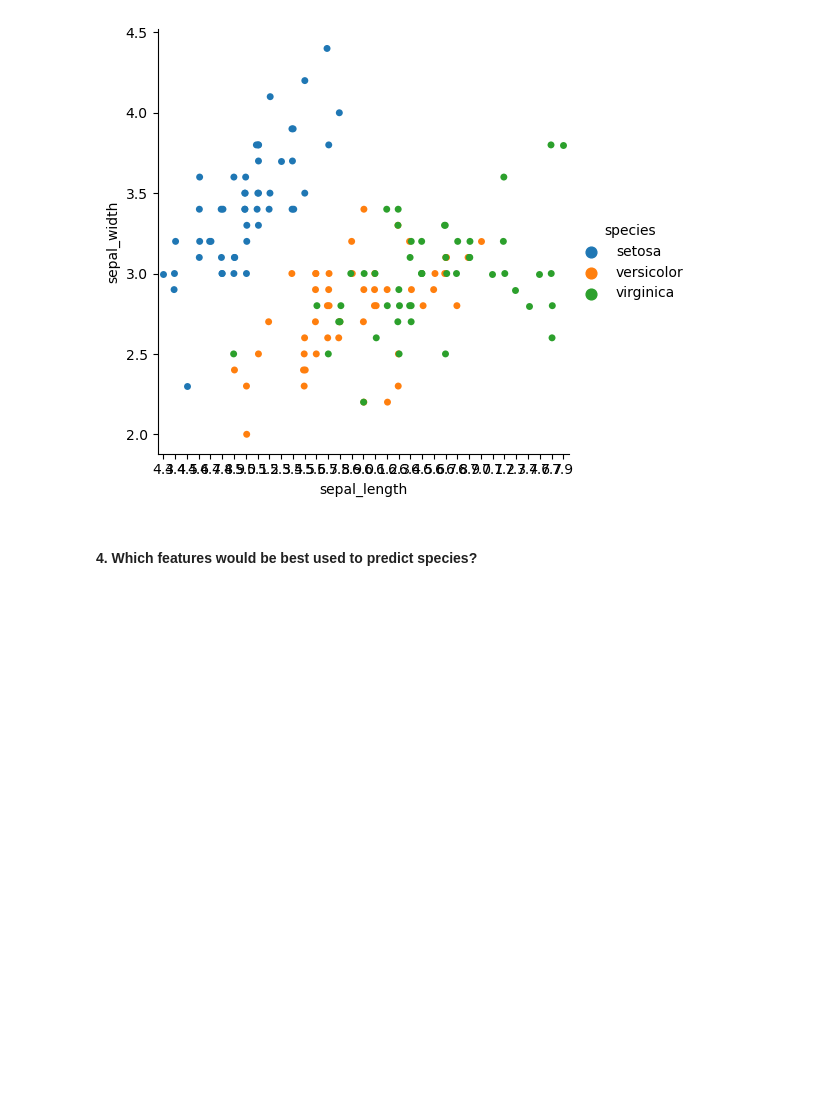
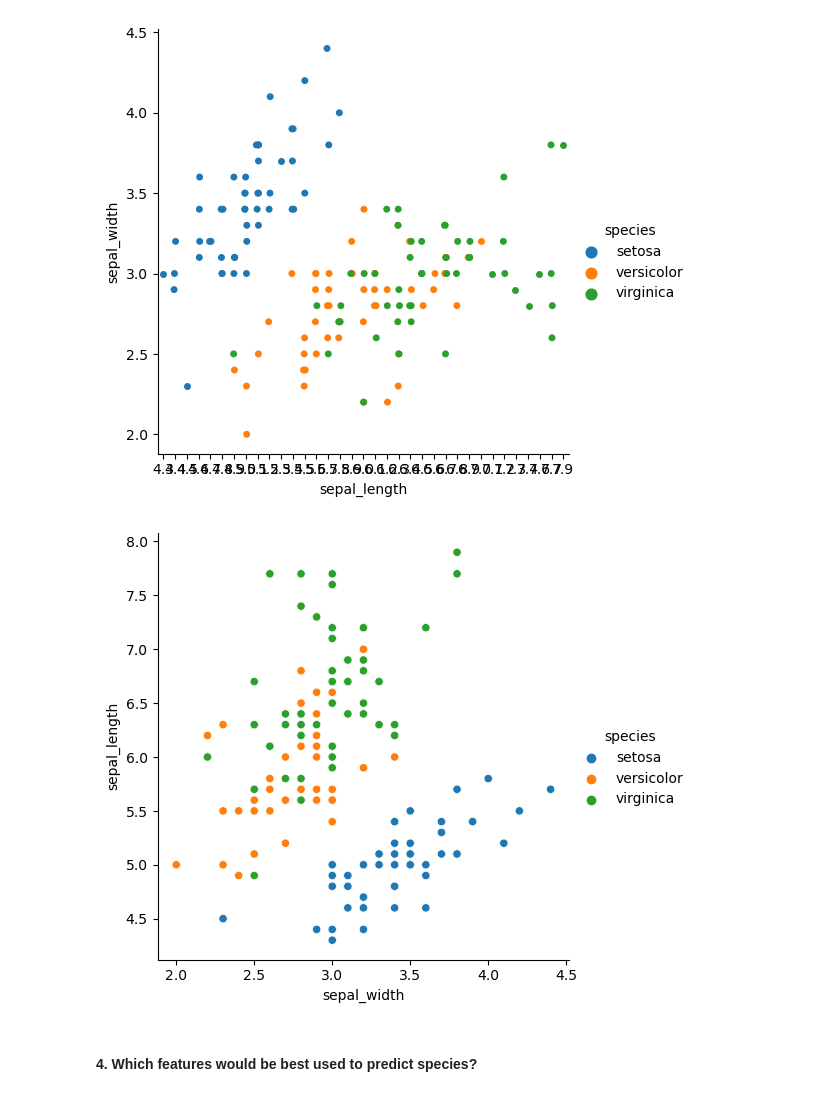
Before and after one commit to manuel-salazar1/numpy-pandas-visualization-exercises, a Jupyter notebook: seaborn_exercises.ipynb, the cells around one changed output. Saved outputs shown, nothing was run; the diff lists cells and outputs as text; code cells hidden in the pictures; blank space fills up the shorter version.

```diff
--- a/seaborn_exercises.ipynb
+++ b/seaborn_exercises.ipynb
@@ -46,6 +51,11 @@ sns.catplot(data=iris, x='sepal_length', y='sepal_width', hue='species')
 plt.show()
 # %% [output]
 [figure]
+# %%
+sns.relplot(data=iris, x='sepal_width', y='sepal_length', hue='species')
+plt.show()
+# %% [output]
+[figure, added]
 # %% [markdown]
 #### 4. Which features would be best used to predict species?
 # %%
```
Also changed, not shown: parts of 32 cells of this notebook.
